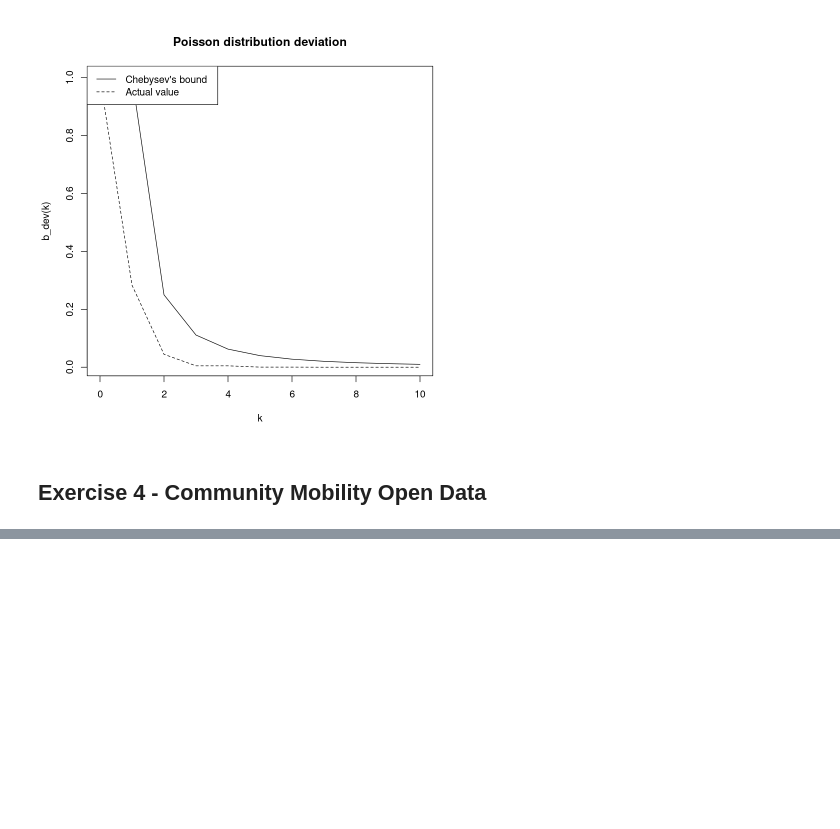
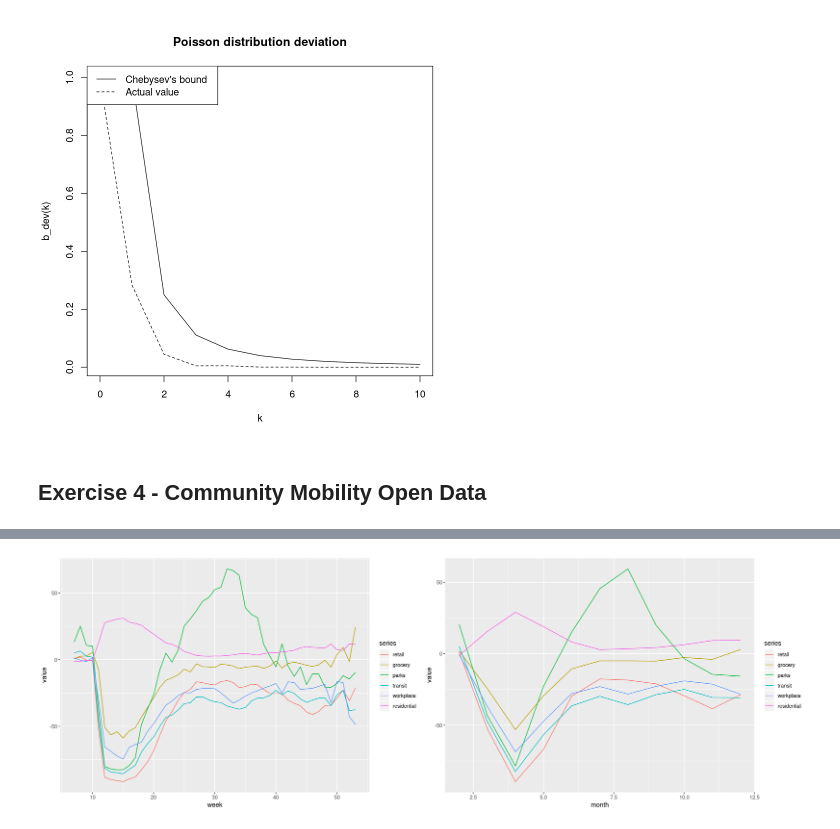
Before and after one commit to eigen-carmona/AdvStats, a Jupyter notebook: lab3/Ex3.ipynb, the cells around one changed output, grey strips where cells are left out. Drawn from its saved outputs; the diff is of its cells as text; code cells hidden in the pictures; blank space fills up the shorter version.

```diff
--- a/lab3/Ex3.ipynb
+++ b/lab3/Ex3.ipynb
@@ -198,2 +184,0 @@ library(tidyverse)
-# %%
-data <- read_csv('Global_Mobility_Report.csv')
@@ -217,0 +209,3 @@ See problems(...) for more details.
+# %%
+data_spain <- read_csv('Region_Mobility_Report_CSVs/2020_ES_Region_Mobility_Report.csv')
+data_sweden <- read_csv('Region_Mobility_Report_CSVs/2020_SE_Region_Mobility_Report.csv')
@@ -217,0 +230,28 @@ See problems(...) for more details.
+# %%
+interest <- 9:15 # The columns we are interested in
+whole_spain <- data_spain[is.na(data_spain$sub_region_1),interest]
+whole_sweden <- data_sweden[is.na(data_sweden$sub_region_1),interest]
+colnames(whole_spain) <- c('date','retail', 'grocery', 'parks', 'transit', 'workplace', 'residential')
+colnames(whole_sweden) <- c('date','retail', 'grocery', 'parks', 'transit', 'workplace', 'residential')
+# %%
+## Interesting insights may come from comparing:
+#transit and workplace
+#most impacted field in relative terms (main)
+#
+aggreg_evo_plot <- function(data, keys, FUN, idvar){
+    keyy <- sym(idvar)
+    agg_by_key <- aggregate(list(data[,c(-1)]), by = keys, FUN)
+    df <- melt(agg_by_key,id.vars = idvar, variable.name= 'series')
+    evo_plot <- ggplot(df, aes(!!keyy,value)) + geom_line(aes(colour = series))
+    return(evo_plot)
+}
+# %%
+weeks <- list(week = lubridate::week(whole_spain$date))
+week_plot <- aggreg_evo_plot(whole_spain,weeks,mean,'week')
+
+months <- list(month = lubridate::month(whole_spain$date))
+month_plot <- aggreg_evo_plot(whole_spain,months,mean,'month')
+
+grid.arrange(week_plot,month_plot,ncol=2)
+# %% [output]
+[figure, added]
```
Also changed, not shown: parts of 6 cells of this notebook.
